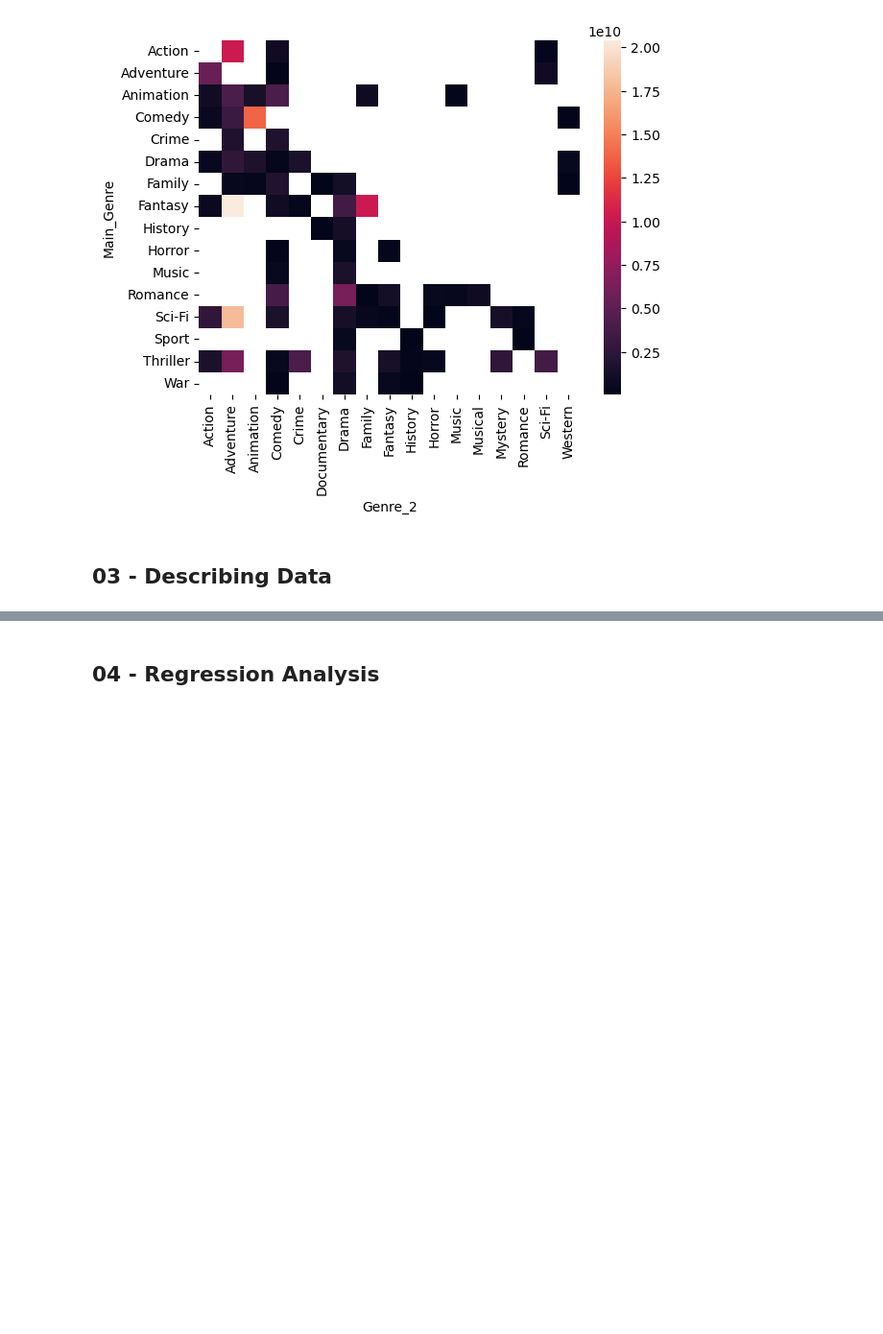
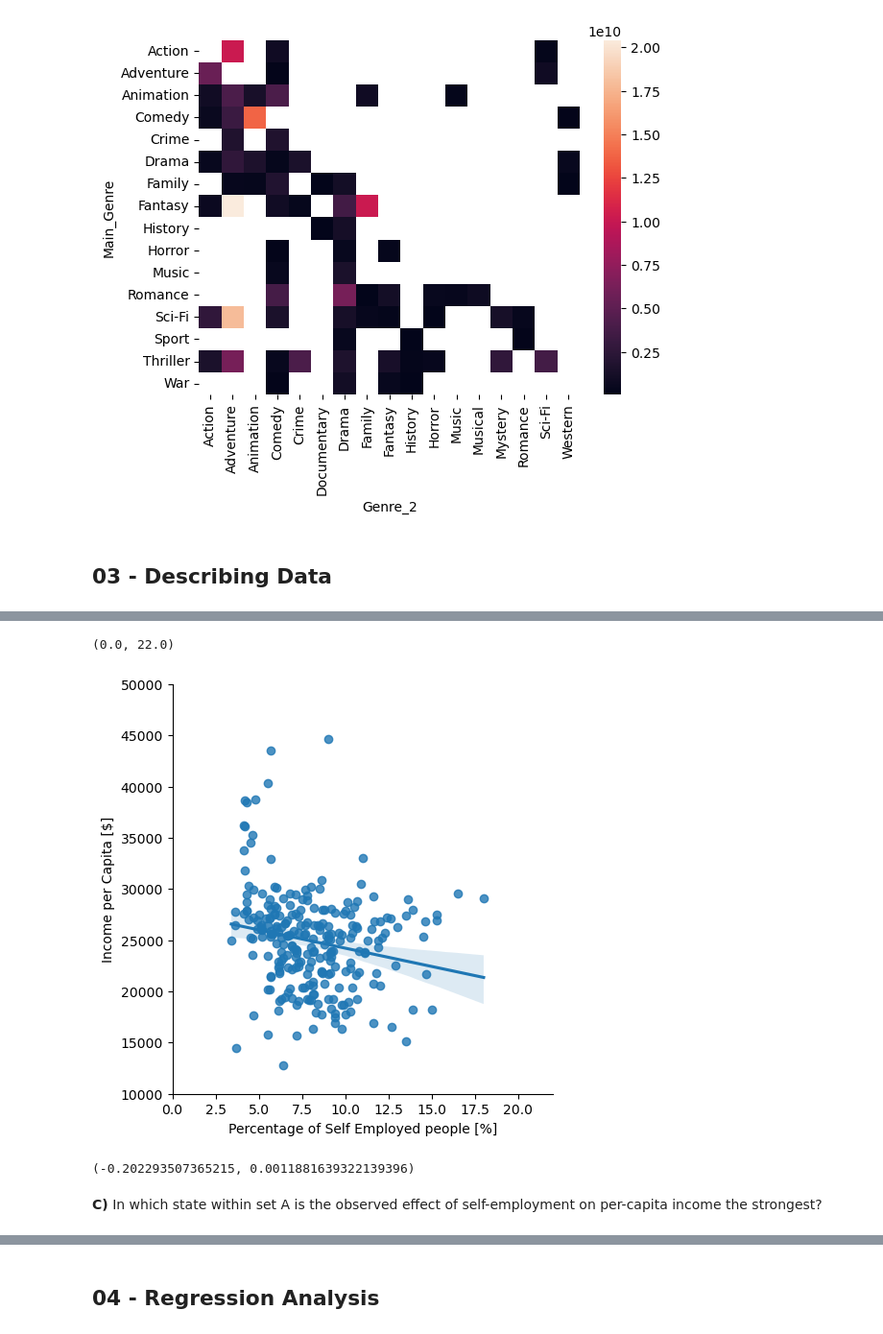
Before and after one commit to alessiodesogus/2023, a Jupyter notebook: Exam/Helpers/Exam_helpers.ipynb, the cells around one changed output, grey strips where cells are left out. Shown at 96% size. Saved outputs shown, nothing was run; the diff lists cells and outputs as text; code cells hidden in the pictures; blank space fills up the shorter version.

```diff
--- a/Exam/Helpers/Exam_helpers.ipynb
+++ b/Exam/Helpers/Exam_helpers.ipynb
@@ -828,0 +998,19 @@ sns.heatmap(df3, annot=False)
+# %%
+SetA_per_capita_self_empl = per_capita_self_empl.query("State == 'Wisconsin' | \
+                                                        State == 'Tennessee' | \
+                                                        State == 'Minnesota' ")
+
+sn.lmplot(x='SelfEmployed',y='IncomePerCap', data=SetA_per_capita_self_empl)
+plt.xlabel("Percentage of Self Employed people [%]")
+plt.ylabel("Income per Capita [$]")
+plt.ylim([10000,50000])
+plt.xlim([0,22])
+# %% [output]
+(0.0, 22.0)
+[figure, added]
+# %%
+print(stats.pearsonr(SetA_per_capita_self_empl['SelfEmployed'],SetA_per_capita_self_empl['IncomePerCap']))
+# %% [output]
+(-0.202293507365215, 0.0011881639322139396)
+# %% [markdown]
+**C)** In which state within set A is the observed effect of self-employment on per-capita income the strongest?
```
Also changed, not shown: parts of 100 cells of this notebook, 1 other file.
